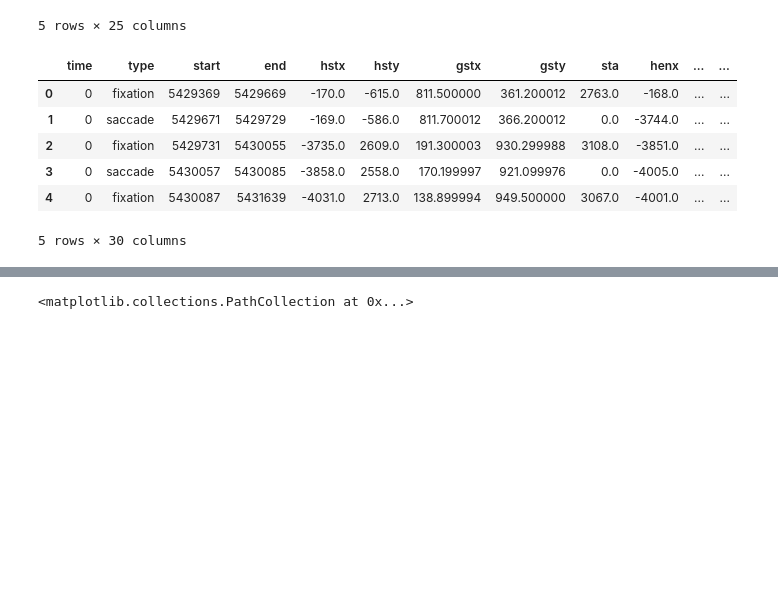
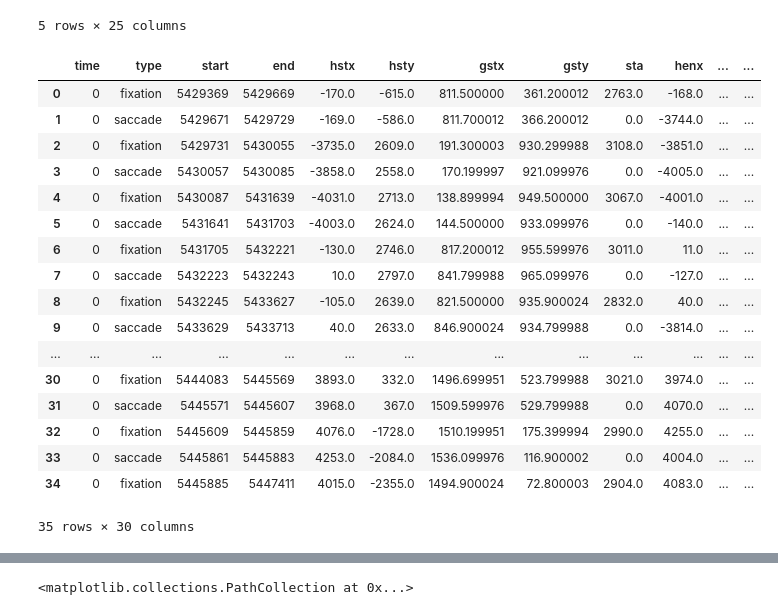
Before and after one commit to ndhuu/fyp_result, a Jupyter notebook: eyelink.ipynb, the cells around one changed output, grey strips where cells are left out. Cells and saved outputs as stored; diff of their text form; code cells hidden in the pictures; blank space fills up the shorter version.

```diff
--- a/eyelink.ipynb
+++ b/eyelink.ipynb
@@ -92,15 +94,26 @@ messages.head()
 | 4 | NaN | NaN | NaN | NaN | NaN | NaN | NaN | ... |
 5 rows × 25 columns
 # %%
-events.head()
+events.head(50)
 # %% [output]
 |  | time | type | start | end | hstx | hsty | gstx | gsty | sta | henx | ... | ... |
 | 0 | 0 | fixation | 5429369 | 5429669 | -170.0 | -615.0 | 811.500000 | 361.200012 | 2763.0 | -168.0 | ... | ... |
 | 1 | 0 | saccade | 5429671 | 5429729 | -169.0 | -586.0 | 811.700012 | 366.200012 | 0.0 | -3744.0 | ... | ... |
 | 2 | 0 | fixation | 5429731 | 5430055 | -3735.0 | 2609.0 | 191.300003 | 930.299988 | 3108.0 | -3851.0 | ... | ... |
 | 3 | 0 | saccade | 5430057 | 5430085 | -3858.0 | 2558.0 | 170.199997 | 921.099976 | 0.0 | -4005.0 | ... | ... |
 | 4 | 0 | fixation | 5430087 | 5431639 | -4031.0 | 2713.0 | 138.899994 | 949.500000 | 3067.0 | -4001.0 | ... | ... |
+| 5 | 0 | saccade | 5431641 | 5431703 | -4003.0 | 2624.0 | 144.500000 | 933.099976 | 0.0 | -140.0 | ... | ... |
+| 6 | 0 | fixation | 5431705 | 5432221 | -130.0 | 2746.0 | 817.200012 | 955.599976 | 3011.0 | 11.0 | ... | ... |
+| 7 | 0 | saccade | 5432223 | 5432243 | 10.0 | 2797.0 | 841.799988 | 965.099976 | 0.0 | -127.0 | ... | ... |
+| 8 | 0 | fixation | 5432245 | 5433627 | -105.0 | 2639.0 | 821.500000 | 935.900024 | 2832.0 | 40.0 | ... | ... |
+| 9 | 0 | saccade | 5433629 | 5433713 | 40.0 | 2633.0 | 846.900024 | 934.799988 | 0.0 | -3814.0 | ... | ... |
+| ... | ... | ... | ... | ... | ... | ... | ... | ... | ... | ... | ... | ... |
+| 30 | 0 | fixation | 5444083 | 5445569 | 3893.0 | 332.0 | 1496.699951 | 523.799988 | 3021.0 | 3974.0 | ... | ... |
+| 31 | 0 | saccade | 5445571 | 5445607 | 3968.0 | 367.0 | 1509.599976 | 529.799988 | 0.0 | 4070.0 | ... | ... |
+| 32 | 0 | fixation | 5445609 | 5445859 | 4076.0 | -1728.0 | 1510.199951 | 175.399994 | 2990.0 | 4255.0 | ... | ... |
+| 33 | 0 | saccade | 5445861 | 5445883 | 4253.0 | -2084.0 | 1536.099976 | 116.900002 | 0.0 | 4004.0 | ... | ... |
+| 34 | 0 | fixation | 5445885 | 5447411 | 4015.0 | -2355.0 | 1494.900024 | 72.800003 | 2904.0 | 4083.0 | ... | ... |
-5 rows × 30 columns
+35 rows × 30 columns
 # %%
 samples.head()
 # %% [output]
```
Also changed, not shown: parts of 35 cells of this notebook.
